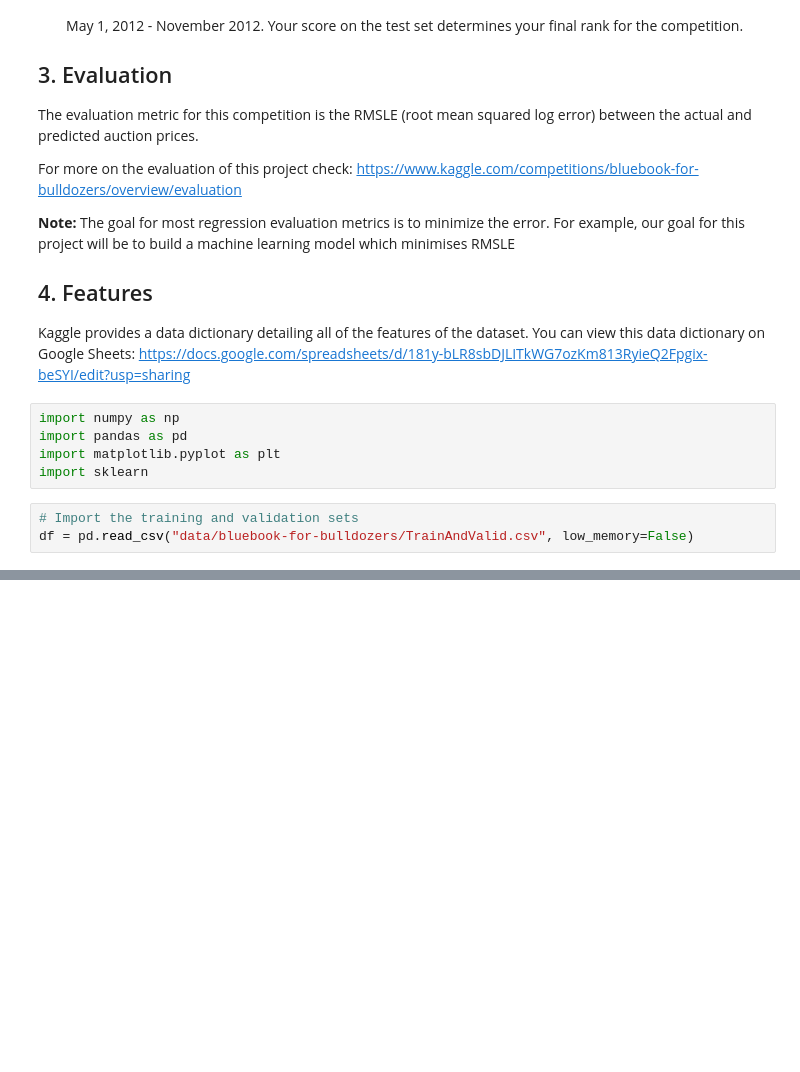
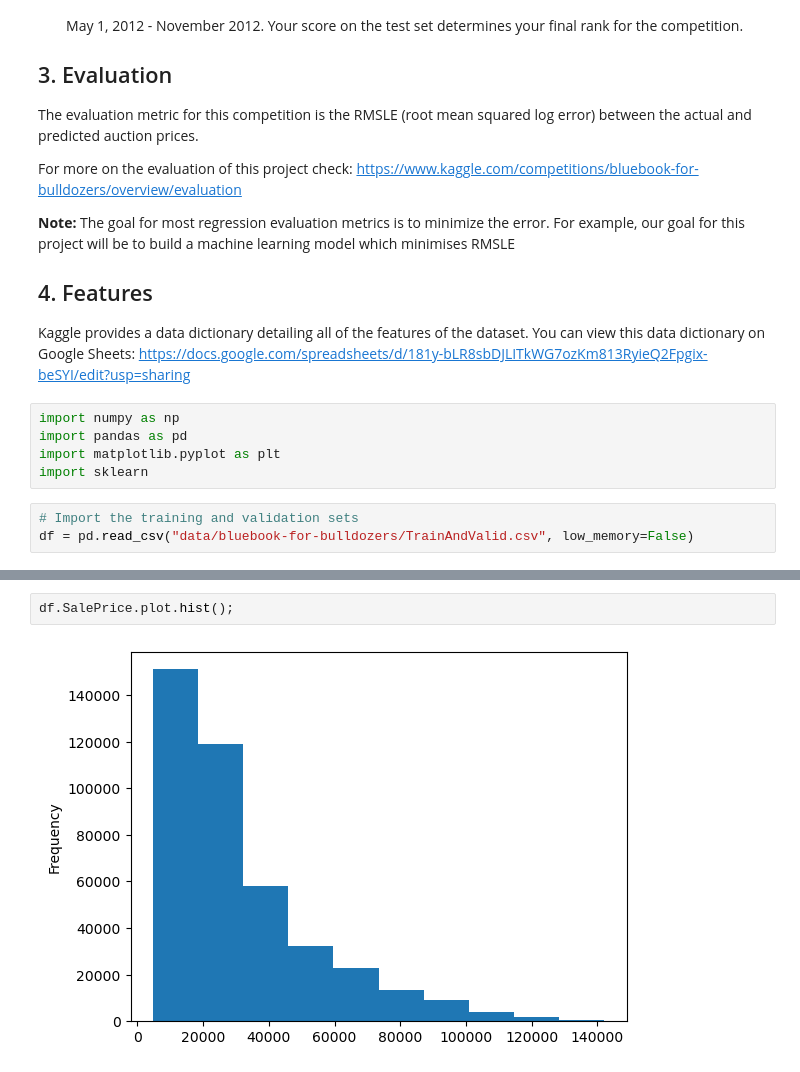
Before and after one commit to Tarun-Mittal-cell/bulldozerprice-ML-Kaggle, a Jupyter notebook: end-to-end-bulldozer-price-regression.ipynb, the cells around one changed output, grey strips where cells are left out. Saved outputs shown, nothing was run; the diff lists cells and outputs as text; blank space fills up the shorter version.

```diff
--- a/end-to-end-bulldozer-price-regression.ipynb
+++ b/end-to-end-bulldozer-price-regression.ipynb
@@ -42,0 +120,4 @@ df = pd.read_csv("data/bluebook-for-bulldozers/TrainAndValid.csv", low_memory=Fa
+# %%
+df.SalePrice.plot.hist();
+# %% [output]
+[figure, added]
```
Also changed, not shown: parts of 10 cells of this notebook.
